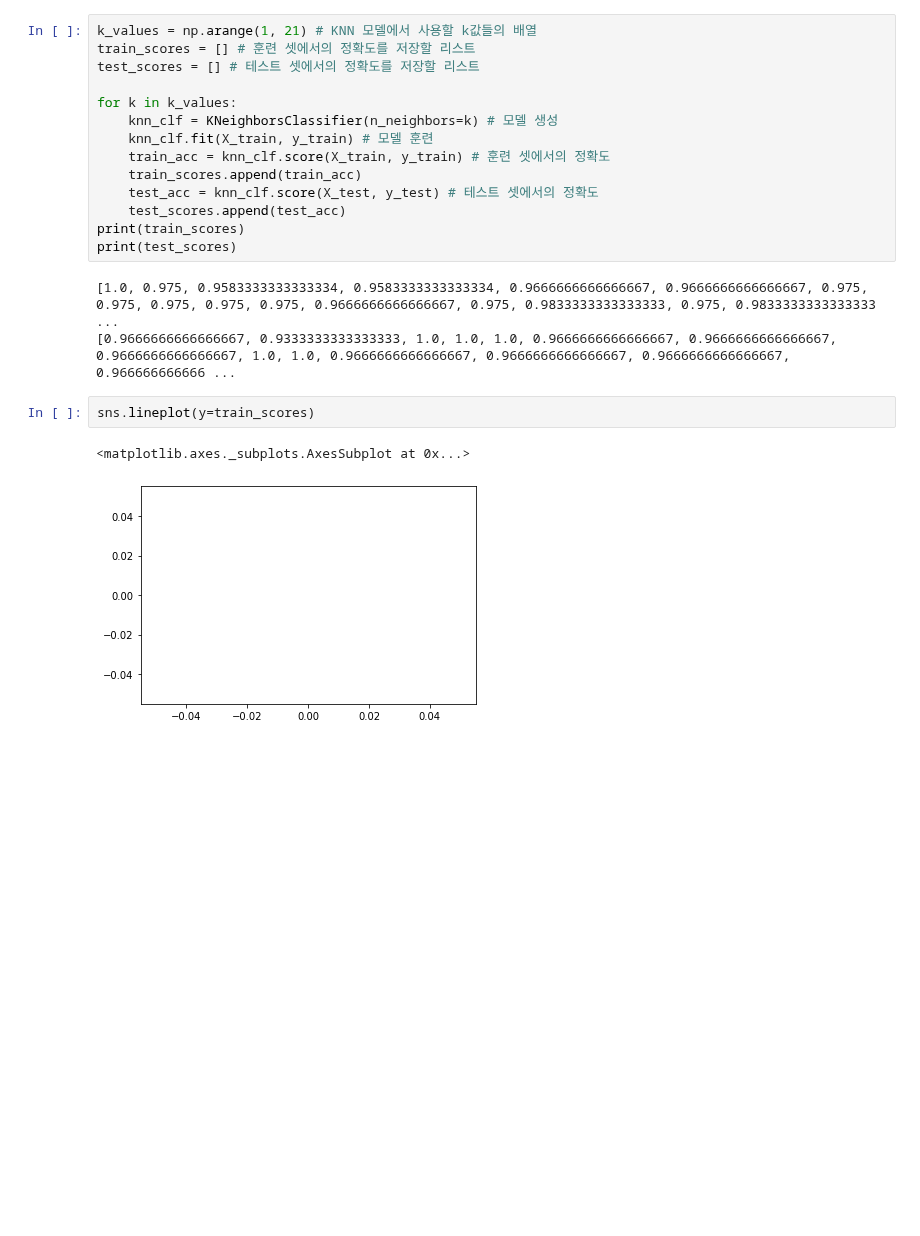
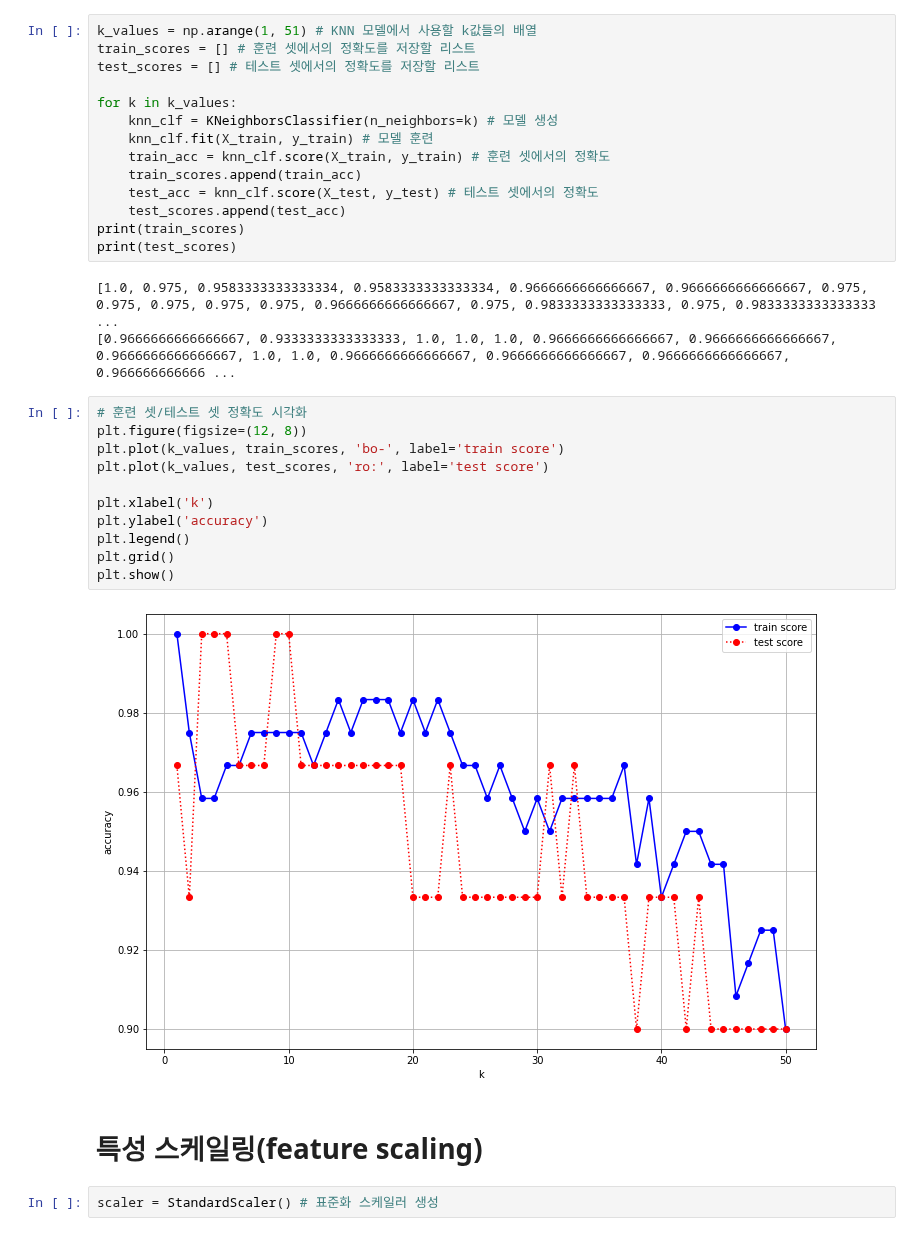
Before and after one commit to sejinseo/Itwill_Python, a Jupyter notebook: ml04_iris.ipynb, the cells around one changed output. Drawn from its saved outputs; the diff is of its cells as text; blank space fills up the shorter version.

```diff
--- a/ml04_iris.ipynb
+++ b/ml04_iris.ipynb
@@ -361,7 +361,7 @@ weighted avg       1.00      1.00      1.00        30
 # %% [markdown]
 k값(가장 가까운 이웃의 개수)의 변화에 따른 정확도의 변화.
 # %%
-k_values = np.arange(1, 21) # KNN 모델에서 사용할 k값들의 배열
+k_values = np.arange(1, 51) # KNN 모델에서 사용할 k값들의 배열
 train_scores = [] # 훈련 셋에서의 정확도를 저장할 리스트
 test_scores = [] # 테스트 셋에서의 정확도를 저장할 리스트
 
@@ -377,8 +377,20 @@ print(test_scores)
 # %% [output]
 [1.0, 0.975, 0.9583333333333334, 0.9583333333333334, 0.9666666666666667, 0.9666666666666667, 0.975, 0.975, 0.975, 0.975, 0.975, 0.9666666666666667, 0.975, 0.9833333333333333, 0.975, 0.9833333333333333 ...
 [0.9666666666666667, 0.9333333333333333, 1.0, 1.0, 1.0, 0.9666666666666667, 0.9666666666666667, 0.9666666666666667, 1.0, 1.0, 0.9666666666666667, 0.9666666666666667, 0.9666666666666667, 0.966666666666 ...
-# %%
-sns.lineplot(y=train_scores)
-# %% [output]
-<matplotlib.axes._subplots.AxesSubplot at 0x...>
-[figure, removed]
+# %%
+# 훈련 셋/테스트 셋 정확도 시각화
+plt.figure(figsize=(12, 8))
+plt.plot(k_values, train_scores, 'bo-', label='train score')
+plt.plot(k_values, test_scores, 'ro:', label='test score')
+
+plt.xlabel('k')
+plt.ylabel('accuracy')
+plt.legend()
+plt.grid()
+plt.show()
+# %% [output]
+[figure, added]
+# %% [markdown]
+# 특성 스케일링(feature scaling)
+# %%
+scaler = StandardScaler() # 표준화 스케일러 생성
```
Also changed, not shown: parts of 8 cells of this notebook.
